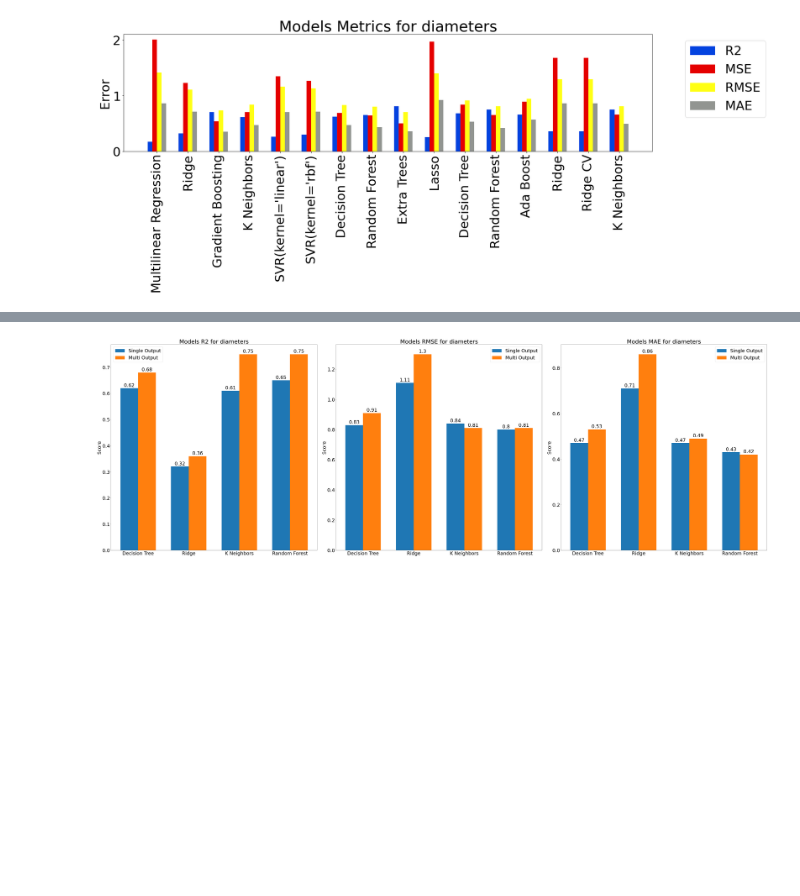
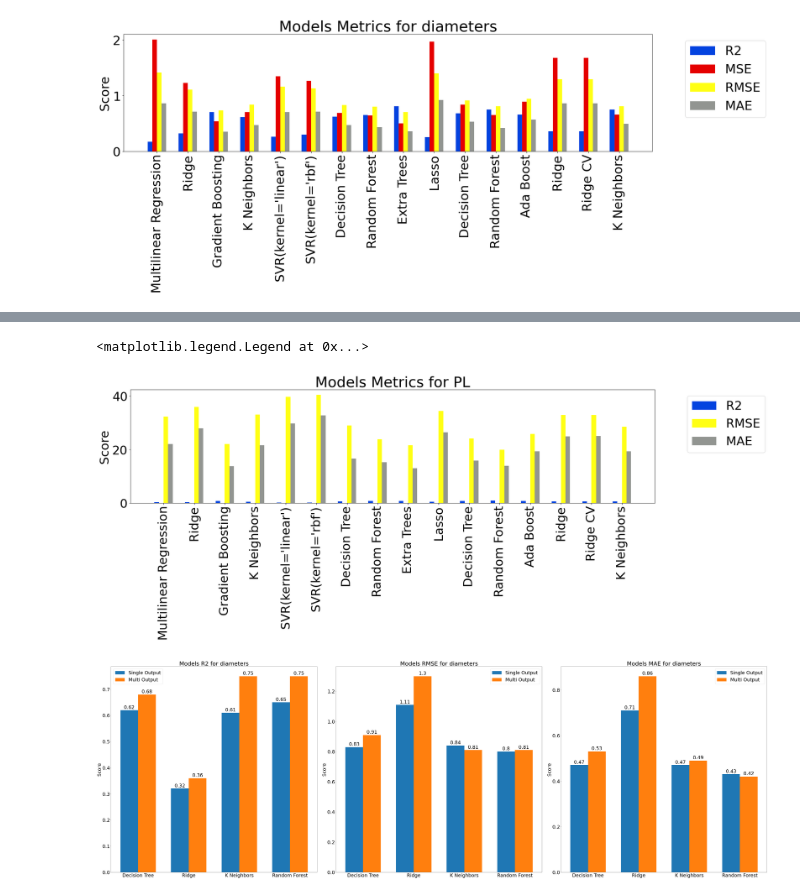
Before and after one commit to akkaneror/Hot_injection, a Jupyter notebook: hotdots/Usecase 2/Notebooks/Analysis/Analysis_Summary.ipynb, the cells around one changed output, grey strips where cells are left out. Cells and saved outputs as stored; diff of their text form; code cells hidden in the pictures; blank space fills up the shorter version.

```diff
--- a/hotdots/Usecase 2/Notebooks/Analysis/Analysis_Summary.ipynb
+++ b/hotdots/Usecase 2/Notebooks/Analysis/Analysis_Summary.ipynb
@@ -899,3 +902,39 @@ ax.legend(bbox_to_anchor=(1.05, 1.0), loc='upper left')
+# %%
+import numpy as np
+import pandas as pd
+import os
+from pandas import DataFrame
+# Import plotting libraries
+import seaborn as sns
+import matplotlib
+from matplotlib import pyplot as plt
+# Set larger fontsize for all plots
+matplotlib.rcParams.update({'font.size': 30})
+from IPython.display import clear_output
+
+df = pd.read_csv("Models_Metrics.csv")
+df
+
+fig, ax = plt.subplots(figsize=(20,10))
+# The x-values of the bars.
+models = df['Models']
+x = np.arange(len(models))
+# The width of the bars (1 = the whole width of the 'year group')
+width = 0.15
+# Create the bar charts!
+rects1 = ax.bar(x - 3*width/2, df['R2_pl'], width, label='R2', color='#0343DF')
+#ax.bar(x - width/2, df['MSE_pl'], width, label='MSE', color='#E50000')
+rects2 = ax.bar(x + width/2, df['RMSE_pl'], width, label='RMSE', color='#FFFF14')
+rects3 =ax.bar(x + 3*width/2, df['MAE_pl'], width, label='MAE', color='#929591')
+ax.set_ylabel('Score')
+ax.set_title('Models Metrics for PL')
+ax.set_xticks(x)    # This ensures we have one tick per year, otherwise we get fewer
+ax.set_xticklabels(models.astype(str).values, rotation='vertical')
+plt.tight_layout()
+ax.legend(bbox_to_anchor=(1.05, 1.0), loc='upper left')
+# %% [output]
+<matplotlib.legend.Legend at 0x...>
+[figure, added]
 # %%
 #create 3 figures of size 60x20
 #figure will compare score metric for the diameter output
```
Also changed, not shown: parts of 5 cells of this notebook.
